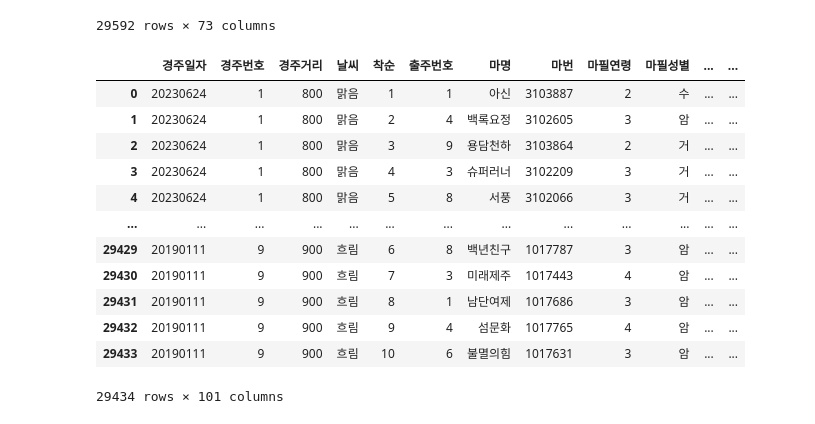
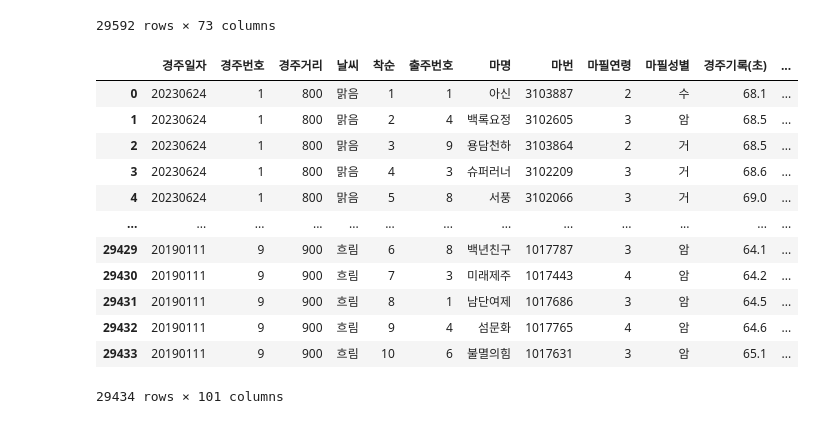
Before and after one commit to chomgid/HorceRacingPrediction2023, a Jupyter notebook: Jaehoon/horse_weather_merge.ipynb, the cells around one changed output. Saved outputs shown, nothing was run; the diff lists cells and outputs as text; code cells hidden in the pictures.

```diff
--- a/Jaehoon/horse_weather_merge.ipynb
+++ b/Jaehoon/horse_weather_merge.ipynb
@@ -3,8 +3,8 @@ import pandas as pd
 import numpy as np
 from datetime import datetime
 # %%
-horse_data=pd.read_excel('C:/Users/wjswp/Documents/GitHub/HorceRacingPrediction2023/Jaehoon/경마데이터.xls')
-weather_data=pd.read_excel('C:/Users/wjswp/Documents/GitHub/HorceRacingPrediction2023/Jaehoon/날씨데이터.xls')
+horse_data=pd.read_excel('./경마데이터.xls')
+weather_data=pd.read_excel('./날씨데이터.xls')
 # %%
 weather_filtered_data = weather_data['일시'][weather_data['일시'].dt.strftime('%Y%m%d').astype(int).isin(horse_data['경주일자'])]
 weather_filtered_data
@@ -40,20 +40,23 @@ horse_data
 | 29590 | 20190111 | 9 | 900 | 흐림 | 9 | 4 | 섬문화 | 1017765 | 4 | 암 | ... | ... |
 | 29591 | 20190111 | 9 | 900 | 흐림 | 10 | 6 | 불멸의힘 | 1017631 | 3 | 암 | ... | ... |
 29592 rows × 73 columns
+# %%
+weather_data1 = weather_data1.fillna(0)
 # %%
 merged_df=pd.merge(horse_data,weather_data1,left_on='경주일자',right_on='날짜',how='inner')
+pd.set_option('display.max_columns', None)
 merged_df
 # %% [output]
-|  | 경주일자 | 경주번호 | 경주거리 | 날씨 | 착순 | 출주번호 | 마명 | 마번 | 마필연령 | 마필성별 | ... | ... |
-| 0 | 20230624 | 1 | 800 | 맑음 | 1 | 1 | 아신 | 3103887 | 2 | 수 | ... | ... |
-| 1 | 20230624 | 1 | 800 | 맑음 | 2 | 4 | 백록요정 | 3102605 | 3 | 암 | ... | ... |
-| 2 | 20230624 | 1 | 800 | 맑음 | 3 | 9 | 용담천하 | 3103864 | 2 | 거 | ... | ... |
-| 3 | 20230624 | 1 | 800 | 맑음 | 4 | 3 | 슈퍼러너 | 3102209 | 3 | 거 | ... | ... |
-| 4 | 20230624 | 1 | 800 | 맑음 | 5 | 8 | 서풍 | 3102066 | 3 | 거 | ... | ... |
+|  | 경주일자 | 경주번호 | 경주거리 | 날씨 | 착순 | 출주번호 | 마명 | 마번 | 마필연령 | 마필성별 | 경주기록(초) | ... |
+| 0 | 20230624 | 1 | 800 | 맑음 | 1 | 1 | 아신 | 3103887 | 2 | 수 | 68.1 | ... |
+| 1 | 20230624 | 1 | 800 | 맑음 | 2 | 4 | 백록요정 | 3102605 | 3 | 암 | 68.5 | ... |
+| 2 | 20230624 | 1 | 800 | 맑음 | 3 | 9 | 용담천하 | 3103864 | 2 | 거 | 68.5 | ... |
+| 3 | 20230624 | 1 | 800 | 맑음 | 4 | 3 | 슈퍼러너 | 3102209 | 3 | 거 | 68.6 | ... |
+| 4 | 20230624 | 1 | 800 | 맑음 | 5 | 8 | 서풍 | 3102066 | 3 | 거 | 69.0 | ... |
 | ... | ... | ... | ... | ... | ... | ... | ... | ... | ... | ... | ... | ... |
-| 29429 | 20190111 | 9 | 900 | 흐림 | 6 | 8 | 백년친구 | 1017787 | 3 | 암 | ... | ... |
-| 29430 | 20190111 | 9 | 900 | 흐림 | 7 | 3 | 미래제주 | 1017443 | 4 | 암 | ... | ... |
-| 29431 | 20190111 | 9 | 900 | 흐림 | 8 | 1 | 남단여제 | 1017686 | 3 | 암 | ... | ... |
-| 29432 | 20190111 | 9 | 900 | 흐림 | 9 | 4 | 섬문화 | 1017765 | 4 | 암 | ... | ... |
-| 29433 | 20190111 | 9 | 900 | 흐림 | 10 | 6 | 불멸의힘 | 1017631 | 3 | 암 | ... | ... |
+| 29429 | 20190111 | 9 | 900 | 흐림 | 6 | 8 | 백년친구 | 1017787 | 3 | 암 | 64.1 | ... |
+| 29430 | 20190111 | 9 | 900 | 흐림 | 7 | 3 | 미래제주 | 1017443 | 4 | 암 | 64.2 | ... |
+| 29431 | 20190111 | 9 | 900 | 흐림 | 8 | 1 | 남단여제 | 1017686 | 3 | 암 | 64.5 | ... |
+| 29432 | 20190111 | 9 | 900 | 흐림 | 9 | 4 | 섬문화 | 1017765 | 4 | 암 | 64.6 | ... |
+| 29433 | 20190111 | 9 | 900 | 흐림 | 10 | 6 | 불멸의힘 | 1017631 | 3 | 암 | 65.1 | ... |
 29434 rows × 101 columns
```
Also changed, not shown: parts of 2 cells of this notebook, 3 other files.
